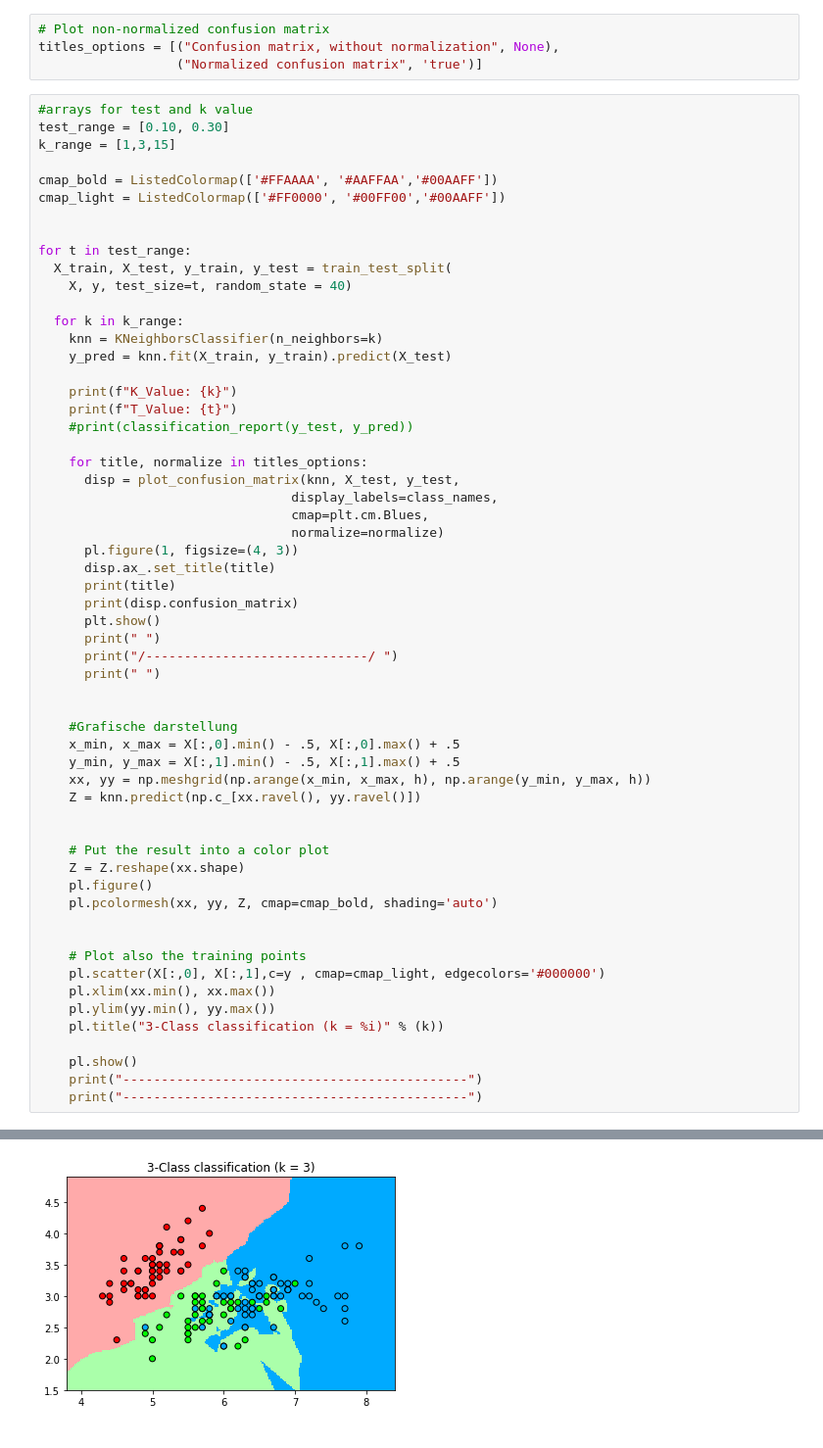
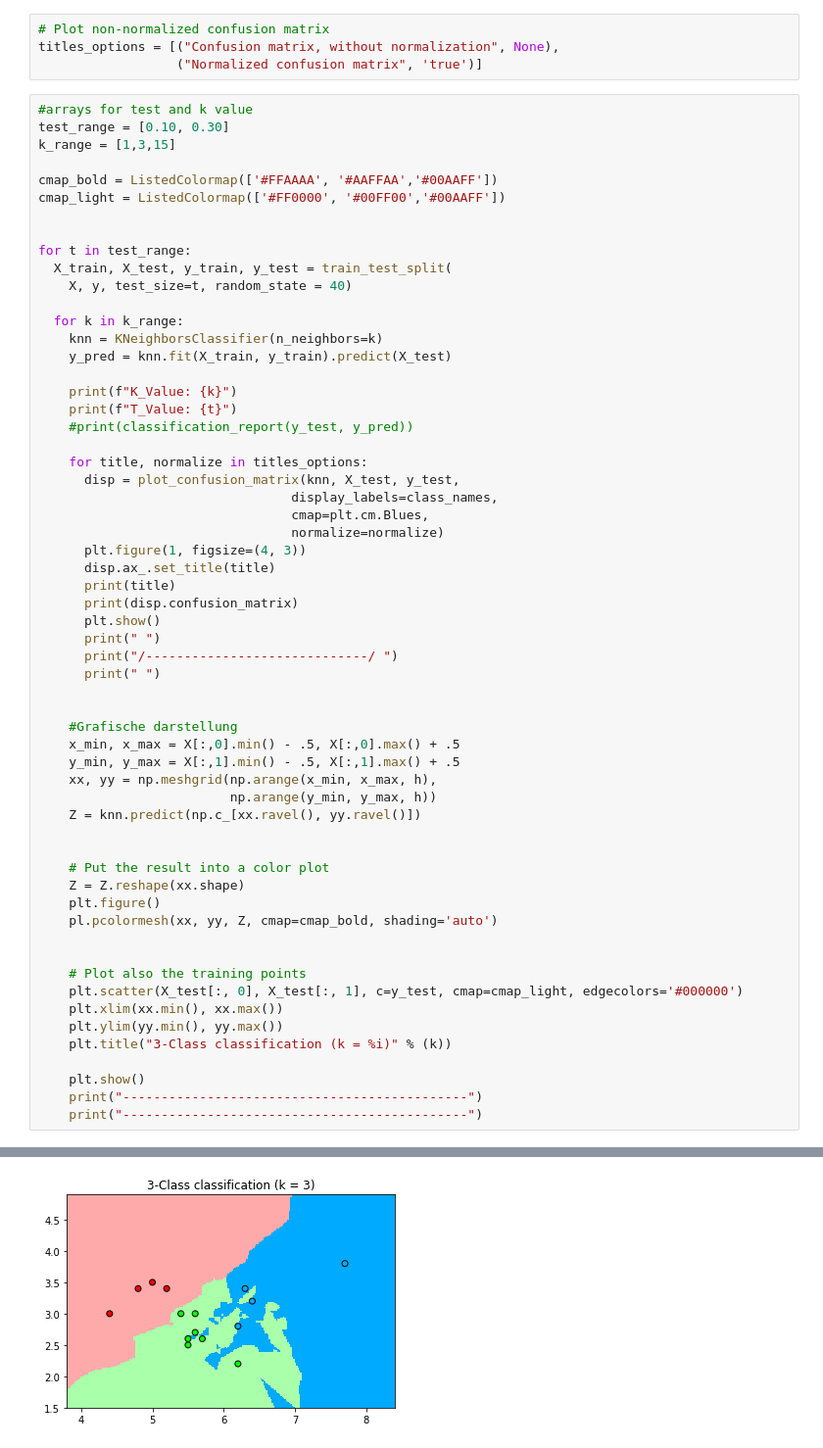
Before and after one commit to Plagistus/PythonAufgabe02, a Jupyter notebook: ML_02.ipynb, the cells around one changed output, grey strips where cells are left out. Shown at 98% size. Saved outputs shown, nothing was run; the diff lists cells and outputs as text.

```diff
--- a/ML_02.ipynb
+++ b/ML_02.ipynb
@@ -54,7 +52,7 @@ for t in test_range:
                                  display_labels=class_names,
                                  cmap=plt.cm.Blues,
                                  normalize=normalize)
-      pl.figure(1, figsize=(4, 3))
+      plt.figure(1, figsize=(4, 3))
       disp.ax_.set_title(title)
       print(title)
       print(disp.confusion_matrix)
@@ -67,23 +65,24 @@ for t in test_range:
     #Grafische darstellung
     x_min, x_max = X[:,0].min() - .5, X[:,0].max() + .5
     y_min, y_max = X[:,1].min() - .5, X[:,1].max() + .5
-    xx, yy = np.meshgrid(np.arange(x_min, x_max, h), np.arange(y_min, y_max, h))
+    xx, yy = np.meshgrid(np.arange(x_min, x_max, h),
+                         np.arange(y_min, y_max, h))
     Z = knn.predict(np.c_[xx.ravel(), yy.ravel()])
 
 
     # Put the result into a color plot
     Z = Z.reshape(xx.shape)
-    pl.figure()
+    plt.figure()
     pl.pcolormesh(xx, yy, Z, cmap=cmap_bold, shading='auto')
 
 
     # Plot also the training points
-    pl.scatter(X[:,0], X[:,1],c=y , cmap=cmap_light, edgecolors='#000000')
-    pl.xlim(xx.min(), xx.max())
-    pl.ylim(yy.min(), yy.max())
-    pl.title("3-Class classification (k = %i)" % (k))
+    plt.scatter(X_test[:, 0], X_test[:, 1], c=y_test, cmap=cmap_light, edgecolors='#000000')
+    plt.xlim(xx.min(), xx.max())
+    plt.ylim(yy.min(), yy.max())
+    plt.title("3-Class classification (k = %i)" % (k))
 
-    pl.show()
+    plt.show()
     print("---------------------------------------------")
     print("---------------------------------------------")
 # %% [output]
@@ -106,19 +105,19 @@ Normalized confusion matrix
 ---------------------------------------------
 ---------------------------------------------
 K_Value: 3
 T_Value: 0.1
 Confusion matrix, without normalization
 [[4 0 0]
  [0 7 0]
  [0 1 3]]
 [figure]
 /-----------------------------/
 
 Normalized confusion matrix
 [[1.   0.   0.  ]
  [0.   1.   0.  ]
  [0.   0.25 0.75]]
 [figure]
 /-----------------------------/
-[figure, old version]
+[figure, new version]
 ... (25 outputs left out)
```
Also changed, not shown: parts of 2 cells of this notebook.
